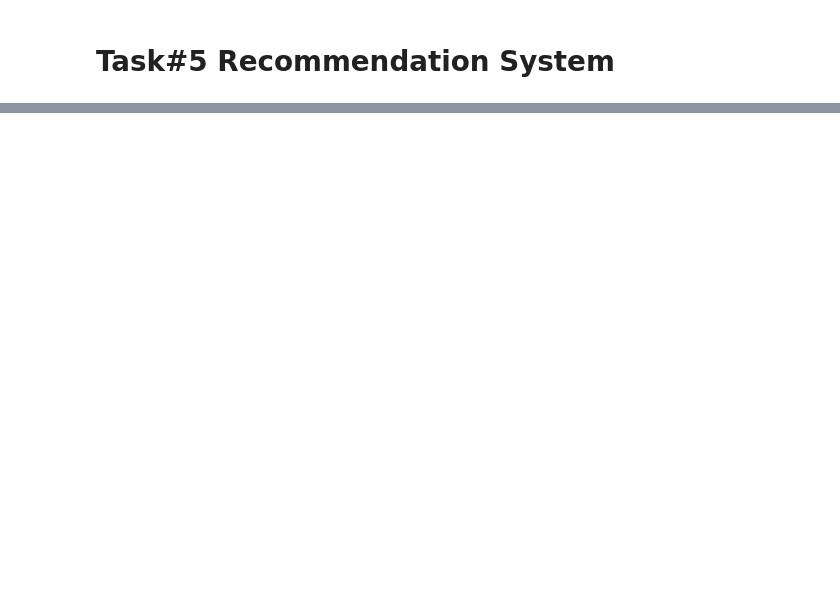
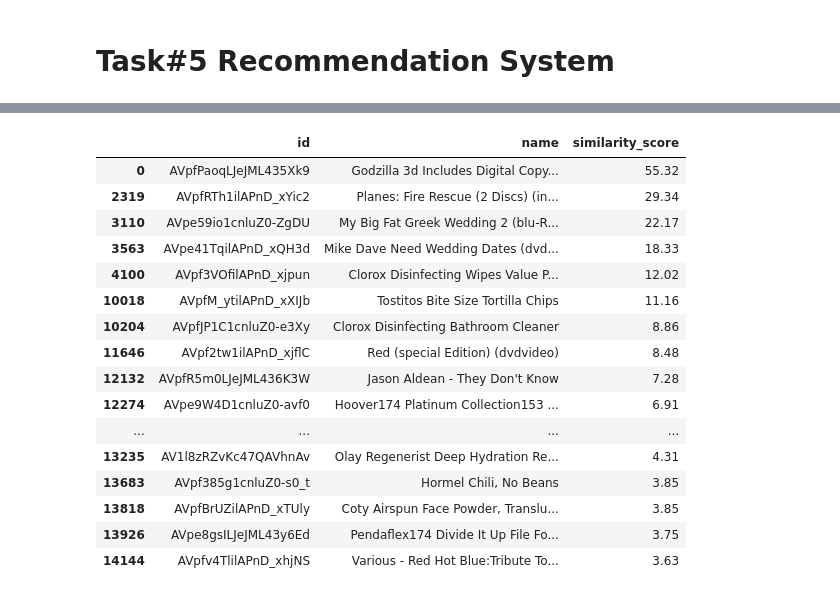
Before and after one commit to Aswani-ReddyKV/Capstone_Sentiment_Recommendation, a Jupyter notebook: Aswani_Reddy_Sentiment_Recommendation.ipynb, the cells around one changed output, grey strips where cells are left out. Saved outputs shown, nothing was run; the diff lists cells and outputs as text; code cells hidden in the pictures; blank space fills up the shorter version.

```diff
--- a/Aswani_Reddy_Sentiment_Recommendation.ipynb
+++ b/Aswani_Reddy_Sentiment_Recommendation.ipynb
@@ -946,0 +1095,3 @@ save_object(df_clean, 'cleaned-data')
+# %%
+recommendations_user_user = user_final_rating.loc[user_input].sort_values(ascending=False)[0:20]
+recommendations_user_user
@@ -946,0 +1118,23 @@ save_object(df_clean, 'cleaned-data')
+# %%
+#display the top 20 product id, name and similarity_score
+final_recommendations_user = pd.DataFrame({'product_id': recommendations_user_user.index, 'similarity_score' : recommendations_user_user})
+final_recommendations_user.reset_index(drop=True)
+pd.merge(final_recommendations_user, train, on="id")[["id", "name", "similarity_score"]].drop_duplicates()
+# %% [output]
+|  | id | name | similarity_score |
+| 0 | AVpfPaoqLJeJML435Xk9 | Godzilla 3d Includes Digital Copy... | 55.32 |
+| 2319 | AVpfRTh1ilAPnD_xYic2 | Planes: Fire Rescue (2 Discs) (in... | 29.34 |
+| 3110 | AVpe59io1cnluZ0-ZgDU | My Big Fat Greek Wedding 2 (blu-R... | 22.17 |
+| 3563 | AVpe41TqilAPnD_xQH3d | Mike Dave Need Wedding Dates (dvd... | 18.33 |
+| 4100 | AVpf3VOfilAPnD_xjpun | Clorox Disinfecting Wipes Value P... | 12.02 |
+| 10018 | AVpfM_ytilAPnD_xXIJb | Tostitos Bite Size Tortilla Chips | 11.16 |
+| 10204 | AVpfJP1C1cnluZ0-e3Xy | Clorox Disinfecting Bathroom Cleaner | 8.86 |
+| 11646 | AVpf2tw1ilAPnD_xjflC | Red (special Edition) (dvdvideo) | 8.48 |
+| 12132 | AVpfR5m0LJeJML436K3W | Jason Aldean - They Don't Know | 7.28 |
+| 12274 | AVpe9W4D1cnluZ0-avf0 | Hoover174 Platinum Collection153 ... | 6.91 |
+| ... | ... | ... | ... |
+| 13235 | AV1l8zRZvKc47QAVhnAv | Olay Regenerist Deep Hydration Re... | 4.31 |
+| 13683 | AVpf385g1cnluZ0-s0_t | Hormel Chili, No Beans | 3.85 |
+| 13818 | AVpfBrUZilAPnD_xTUly | Coty Airspun Face Powder, Translu... | 3.85 |
+| 13926 | AVpe8gsILJeJML43y6Ed | Pendaflex174 Divide It Up File Fo... | 3.75 |
+| 14144 | AVpfv4TlilAPnD_xhjNS | Various - Red Hot Blue:Tribute To... | 3.63 |
```
Also changed, not shown: parts of 53 cells of this notebook.
